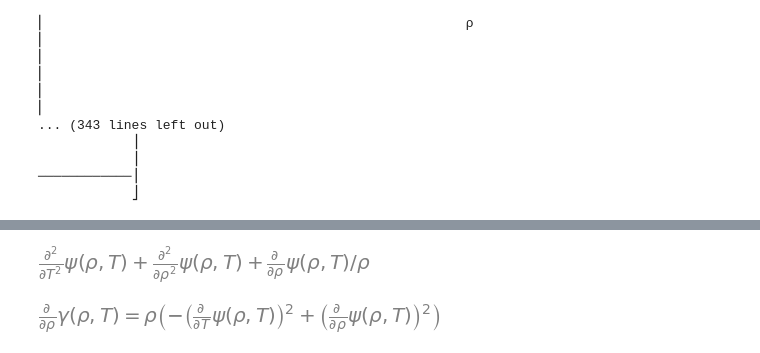
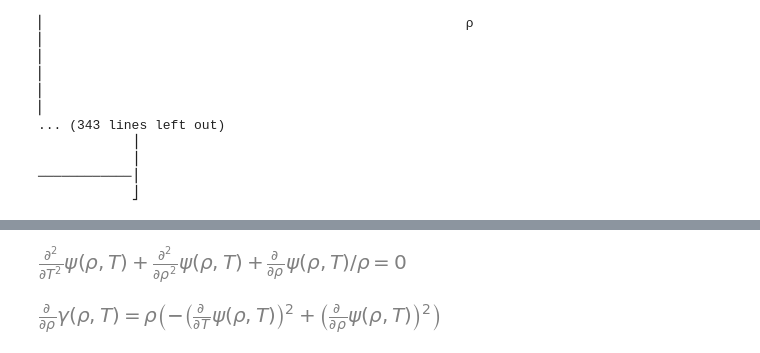
Before and after one commit to GeoffCope/General_Relativity_Python, a Jupyter notebook: Reality_of_the_Cylindrical_Gravitational_Waves_of_Einstein_Rosen_Weber_Wheeler.ipynb, the cells around one changed output, grey strips where cells are left out. Saved outputs shown, nothing was run; the diff lists cells and outputs as text; code cells hidden in the pictures.

```diff
--- a/Reality_of_the_Cylindrical_Gravitational_Waves_of_Einstein_Rosen_Weber_Wheeler.ipynb
+++ b/Reality_of_the_Cylindrical_Gravitational_Waves_of_Einstein_Rosen_Weber_Wheeler.ipynb
@@ -152,8 +152,8 @@ $\displaystyle \left[\begin{matrix}\frac{- \rho \left(\frac{\partial^{2}}{\parti
 # %%
-equation2 = expand( (1/rho)*Ric.tensor()[3,3].args[1] )
+equation2 = Eq( expand( (1/rho)*Ric.tensor()[3,3].args[1] ) ,0)
 equation2
 # %% [output]
-[figure, old version]
+[figure, new version]
 # %%
 equation3 = Eq(diff(gamma,rho) , solve(einst.tensor()[0,0], diff(gamma,rho) )[0] )
 equation3
```
Also changed, not shown: parts of 8 cells of this notebook, 17 other files.
